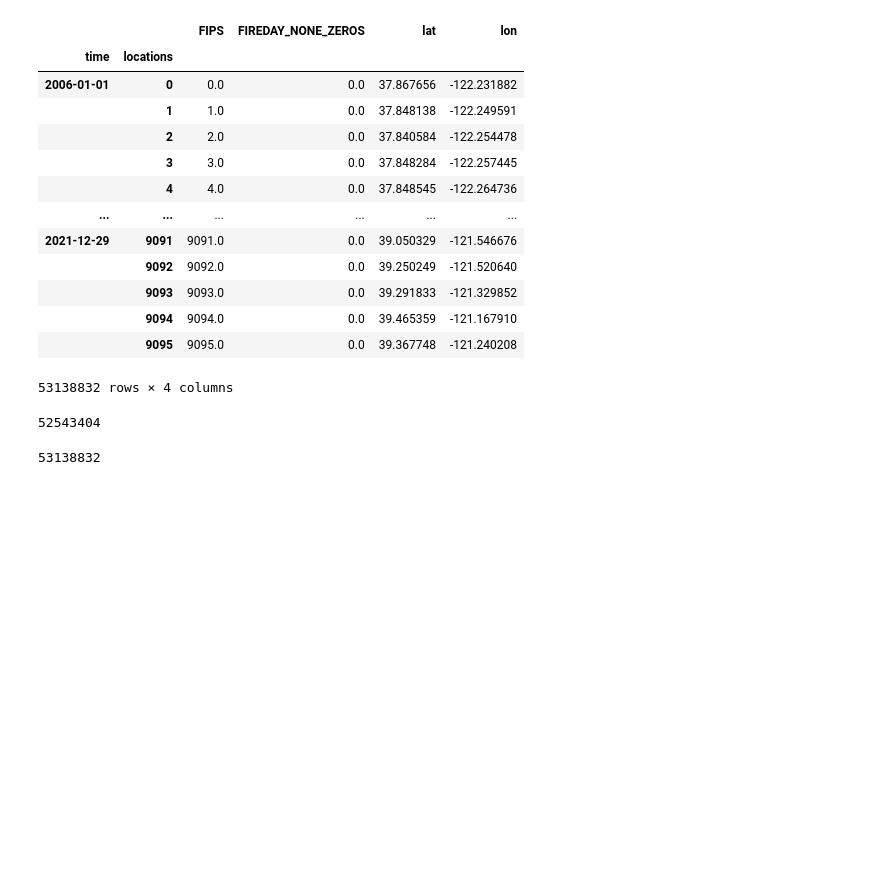
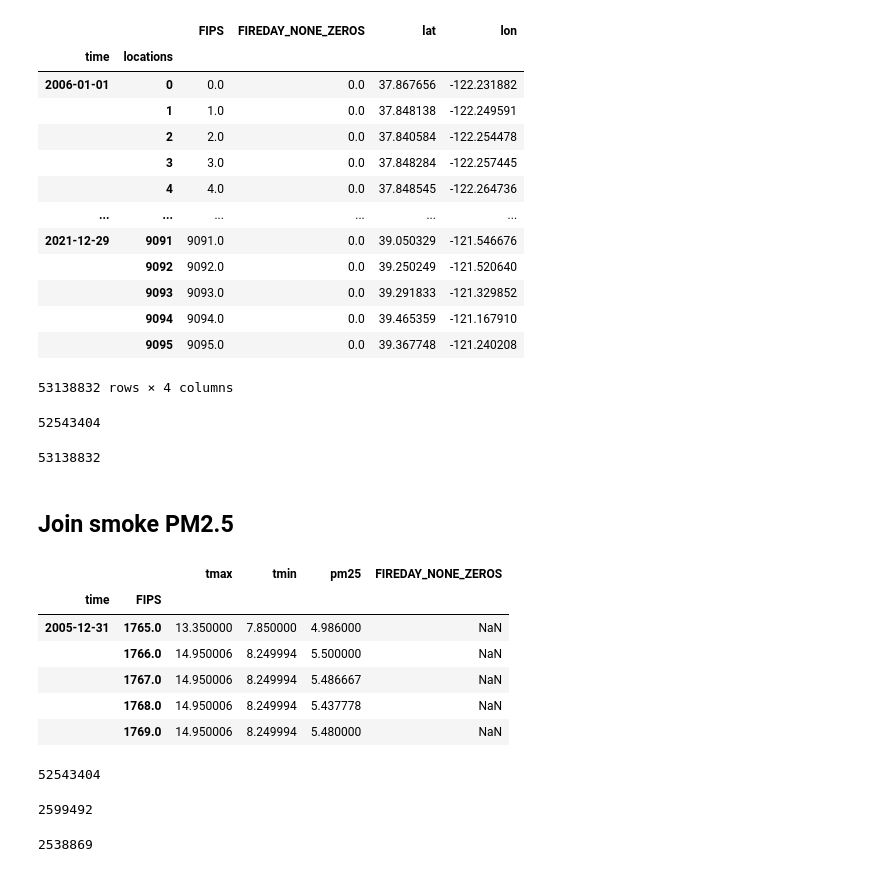
Before and after one commit to NSAPH-Projects/concurrence-climate-hazards, a Jupyter notebook: merge_data.ipynb, the cells around one changed output. Cells and saved outputs as stored; diff of their text form; code cells hidden in the pictures; blank space fills up the shorter version.

Commit message:
add predicted smoke PM25

```diff
--- a/merge_data.ipynb
+++ b/merge_data.ipynb
@@ -275,3 +275,7 @@ len(df_wf)
 df = df.join(df_wf)
 # %%
 df.to_parquet("outputs/esri_tmin_tmax_pm25_wf_merged.parquet")
+# %% [markdown]
+## Join smoke PM2.5
+# %%
+df = pd.read_parquet("outputs/esri_tmin_tmax_pm25_wf_merged.parquet")
@@ -277,0 +284,22 @@ df.to_parquet("outputs/esri_tmin_tmax_pm25_wf_merged.parquet")
+# %%
+df.head()
+# %% [output]
+|  |  | tmax | tmin | pm25 | FIREDAY_NONE_ZEROS |
+| time | FIPS |  |  |  |  |
+| 2005-12-31 | 1765.0 | 13.350000 | 7.850000 | 4.986000 | NaN |
+|  | 1766.0 | 14.950006 | 8.249994 | 5.500000 | NaN |
+|  | 1767.0 | 14.950006 | 8.249994 | 5.486667 | NaN |
+|  | 1768.0 | 14.950006 | 8.249994 | 5.437778 | NaN |
+|  | 1769.0 | 14.950006 | 8.249994 | 5.480000 | NaN |
+# %%
+len(df)
+# %% [output]
+52543404
+# %%
+len(smoke_df)
+# %% [output]
+2599492
+# %%
+len(smoke_df)
+# %% [output]
+2538869
```
Also changed, not shown: parts of 7 cells of this notebook, 1 other file.
